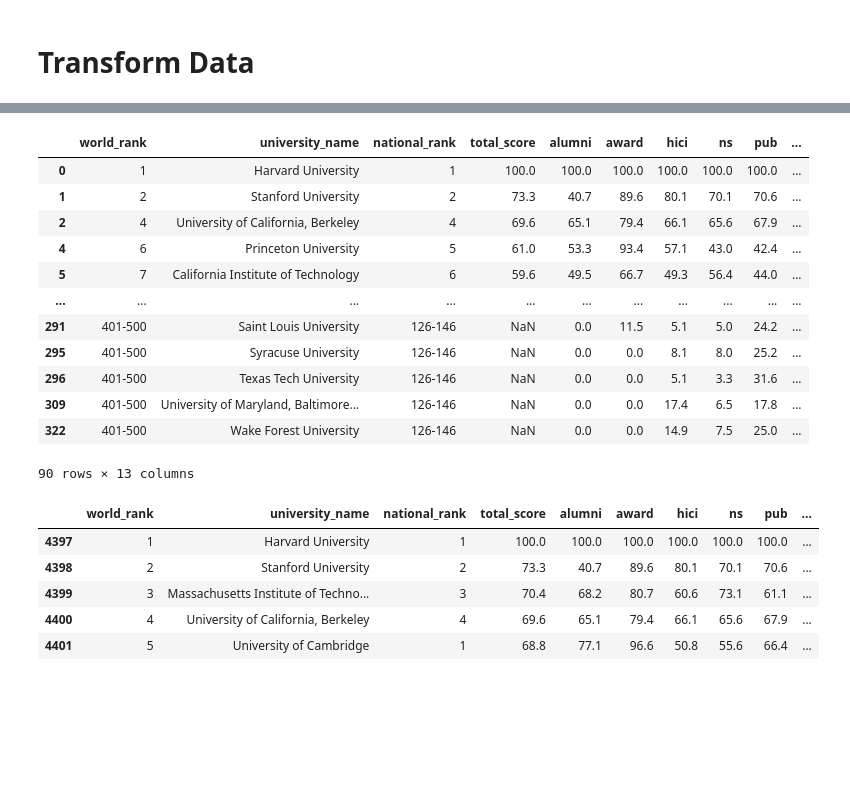
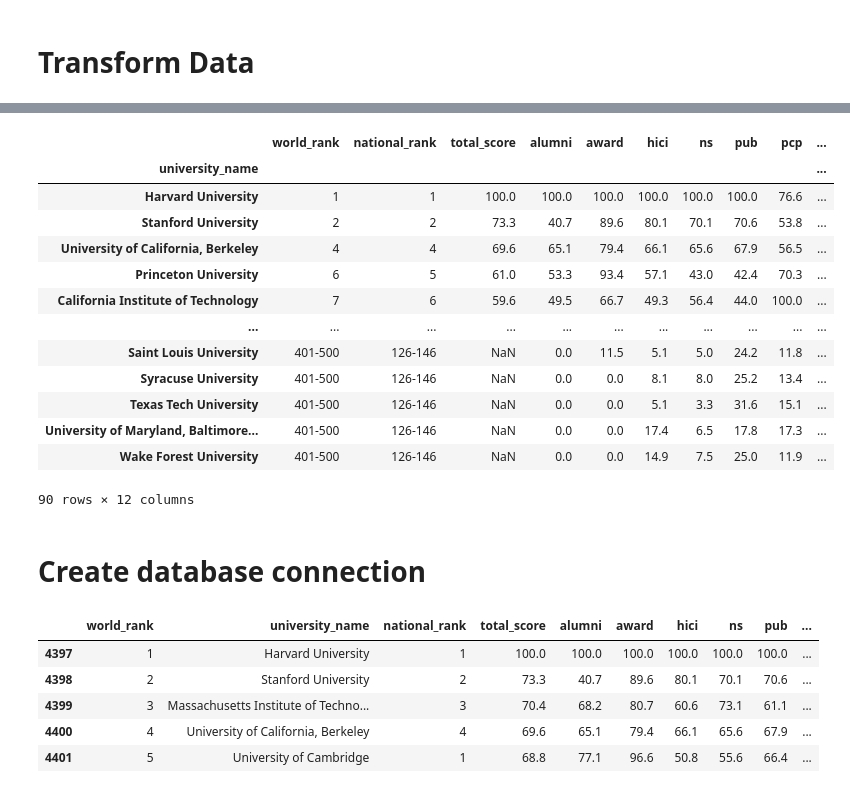
Before and after one commit to tracygoznikar/ETL_Project, a Jupyter notebook: world_rankings.ipynb, the cells around one changed output, grey strips where cells are left out. Drawn from its saved outputs; the diff is of its cells as text; code cells hidden in the pictures; blank space fills up the shorter version.

```diff
--- a/world_rankings.ipynb
+++ b/world_rankings.ipynb
@@ -95,28 +103,29 @@ cwur_USA.head()
 # %%
 shanghai_rankyear = shanghai_df.loc[(shanghai_df['year']>=2012) & (shanghai_df['year']>=2015)]
 shanghai_rankyear.head()
 
 # Merge with xwalk_df to add country (inner join)
 shanghai_merge=pd.merge(shanghai_rankyear,xwalk_df,left_on="university_name",right_on='school_name')
 
 shanghai_merge_US_df=shanghai_merge.loc[(shanghai_merge['country']=='United States of America')]
 
+shanghai_merge_US_df.set_index("university_name",inplace=True)
+
 shanghai_merge_US_df
-
-# school_data_complete_df = pd.merge(student_data_df, school_data_df, how="left", on=["school_name", "school_name"])
-
-# county_rename.set_index("id",inplace=True)
 # %% [output]
-|  | world_rank | university_name | national_rank | total_score | alumni | award | hici | ns | pub | ... |
-| 0 | 1 | Harvard University | 1 | 100.0 | 100.0 | 100.0 | 100.0 | 100.0 | 100.0 | ... |
-| 1 | 2 | Stanford University | 2 | 73.3 | 40.7 | 89.6 | 80.1 | 70.1 | 70.6 | ... |
-| 2 | 4 | University of California, Berkeley | 4 | 69.6 | 65.1 | 79.4 | 66.1 | 65.6 | 67.9 | ... |
-| 4 | 6 | Princeton University | 5 | 61.0 | 53.3 | 93.4 | 57.1 | 43.0 | 42.4 | ... |
-| 5 | 7 | California Institute of Technology | 6 | 59.6 | 49.5 | 66.7 | 49.3 | 56.4 | 44.0 | ... |
+|  | world_rank | national_rank | total_score | alumni | award | hici | ns | pub | pcp | ... |
+| university_name |  |  |  |  |  |  |  |  |  | ... |
+| Harvard University | 1 | 1 | 100.0 | 100.0 | 100.0 | 100.0 | 100.0 | 100.0 | 76.6 | ... |
+| Stanford University | 2 | 2 | 73.3 | 40.7 | 89.6 | 80.1 | 70.1 | 70.6 | 53.8 | ... |
+| University of California, Berkeley | 4 | 4 | 69.6 | 65.1 | 79.4 | 66.1 | 65.6 | 67.9 | 56.5 | ... |
+| Princeton University | 6 | 5 | 61.0 | 53.3 | 93.4 | 57.1 | 43.0 | 42.4 | 70.3 | ... |
+| California Institute of Technology | 7 | 6 | 59.6 | 49.5 | 66.7 | 49.3 | 56.4 | 44.0 | 100.0 | ... |
 | ... | ... | ... | ... | ... | ... | ... | ... | ... | ... | ... |
-| 291 | 401-500 | Saint Louis University | 126-146 | NaN | 0.0 | 11.5 | 5.1 | 5.0 | 24.2 | ... |
-| 295 | 401-500 | Syracuse University | 126-146 | NaN | 0.0 | 0.0 | 8.1 | 8.0 | 25.2 | ... |
-| 296 | 401-500 | Texas Tech University | 126-146 | NaN | 0.0 | 0.0 | 5.1 | 3.3 | 31.6 | ... |
-| 309 | 401-500 | University of Maryland, Baltimore... | 126-146 | NaN | 0.0 | 0.0 | 17.4 | 6.5 | 17.8 | ... |
-| 322 | 401-500 | Wake Forest University | 126-146 | NaN | 0.0 | 0.0 | 14.9 | 7.5 | 25.0 | ... |
+| Saint Louis University | 401-500 | 126-146 | NaN | 0.0 | 11.5 | 5.1 | 5.0 | 24.2 | 11.8 | ... |
+| Syracuse University | 401-500 | 126-146 | NaN | 0.0 | 0.0 | 8.1 | 8.0 | 25.2 | 13.4 | ... |
+| Texas Tech University | 401-500 | 126-146 | NaN | 0.0 | 0.0 | 5.1 | 3.3 | 31.6 | 15.1 | ... |
+| University of Maryland, Baltimore... | 401-500 | 126-146 | NaN | 0.0 | 0.0 | 17.4 | 6.5 | 17.8 | 17.3 | ... |
+| Wake Forest University | 401-500 | 126-146 | NaN | 0.0 | 0.0 | 14.9 | 7.5 | 25.0 | 11.9 | ... |
-90 rows × 13 columns
+90 rows × 12 columns
+# %% [markdown]
+# Create database connection
```
Also changed, not shown: parts of 2 cells of this notebook.
